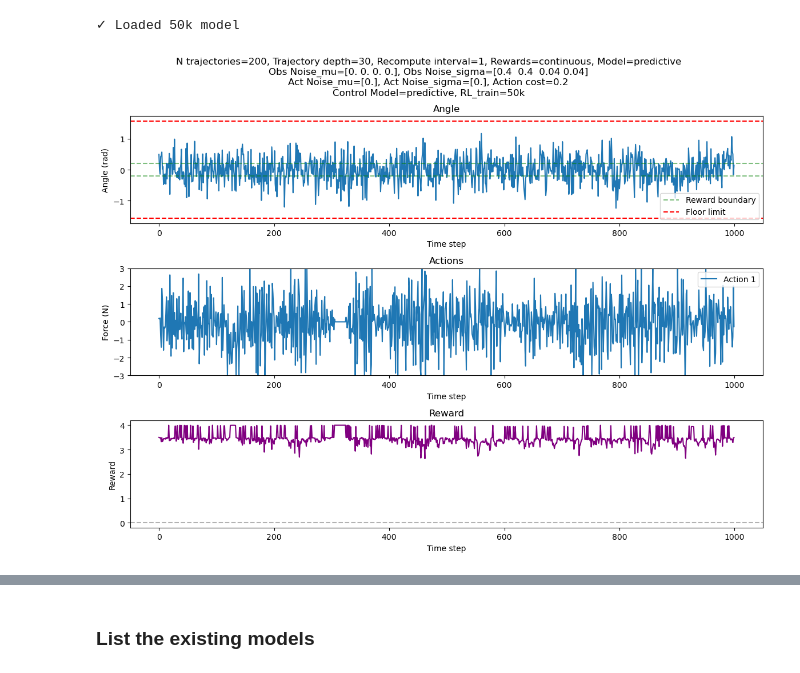
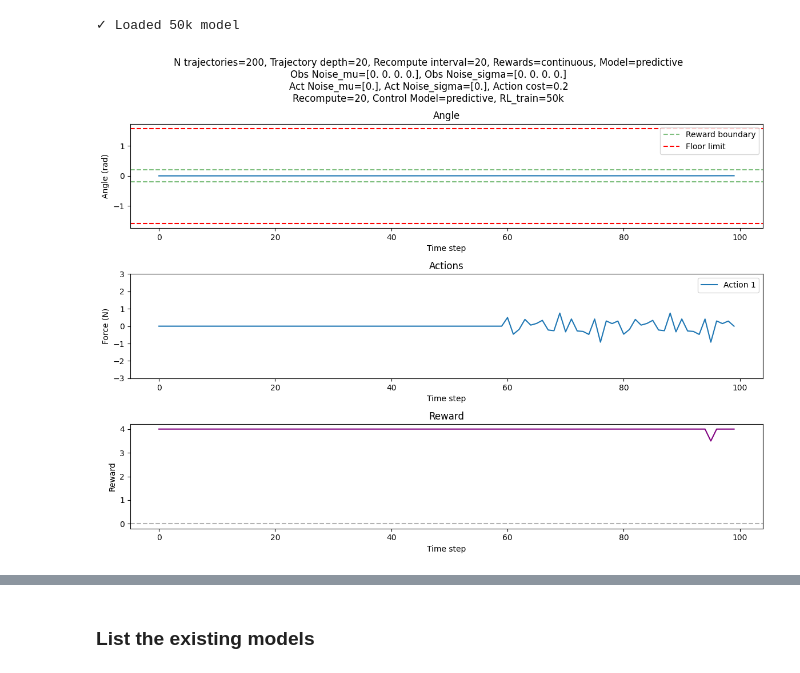
Before and after one commit to jtbuch/mpc_dojo, a Jupyter notebook: cartpole/notebooks/MujocoCartpoleSimulations.ipynb, the cells around one changed output, grey strips where cells are left out. Drawn from its saved outputs; the diff is of its cells as text; code cells hidden in the pictures.

```diff
--- a/cartpole/notebooks/MujocoCartpoleSimulations.ipynb
+++ b/cartpole/notebooks/MujocoCartpoleSimulations.ipynb
@@ -13,13 +13,13 @@ from stable_baselines3 import TD3
 # %%
 # Simulate the bird
 planning_width = 200 # how many trajectories to simulate
-n_planning = 30 # how deep the rolout of each trajectory is
-recompute_interval = 1
+n_planning = 20 # how deep the rolout of each trajectory is
+recompute_interval = 20
 n_episodes = 1
-time_steps = 1000
+time_steps = 100
 reward_type='continuous' # rewards can be 'discrete' or 'continuous'
 obs_noise_mu=np.array([0.0, 0.0, 0.0, 0.0]) # mean of the noise added to the observations
-obs_noise_sigma=np.array([0.4, 0.4, 0.04, 0.04]) # standard deviation of the noise added to the observations
+obs_noise_sigma=np.array([0.0, 0.0, 0.0, 0.0]) # standard deviation of the noise added to the observations
 act_noise_mu=np.array([0.0]) # mean of the noise added to the actions
 act_noise_sigma=np.array([0.0]) # standard deviation of the noise added to the actions
 action_cost = 0.2
@@ -57,33 +57,33 @@ plt.plot(angle)
 plt.title('Angle')
 plt.xlabel('Time step')
 plt.ylabel('Angle (rad)')
 plt.axhline(y=-0.2, color='g', linestyle='--', alpha=0.5, label='Reward boundary')
 plt.axhline(y=0.2, color='g', linestyle='--', alpha=0.5)
 plt.axhline(y=-1.573, color='r', linestyle='--', label='Floor limit')
 plt.axhline(y=1.573, color='r', linestyle='--')
 plt.legend()
 
 # Plot the actions
 plt.subplot(3, 1, 2)  # Changed to 3 rows
 plt.plot(actions)
 plt.title('Actions')
 plt.xlabel('Time step')
 plt.ylabel('Force (N)')
 plt.ylim(-3, 3)
 plt.legend([f'Action {i+1}' for i in range(actions.shape[1])], loc='upper right')
 
 # Add reward subplot
 plt.subplot(3, 1, 3)
 plt.plot(reward, 'purple')
 plt.title('Reward')
 plt.xlabel('Time step')
 plt.ylabel('Reward')
 plt.axhline(y=0, color='k', linestyle='--', alpha=0.3)
 
 plt.tight_layout()
 plt.show()
 # %% [output]
 ✓ Loaded 50k model
-[figure, old version]
+[figure, new version]
 # %%
 # Define configuration
```
Also changed, not shown: parts of 3 cells of this notebook, 3 other files.
